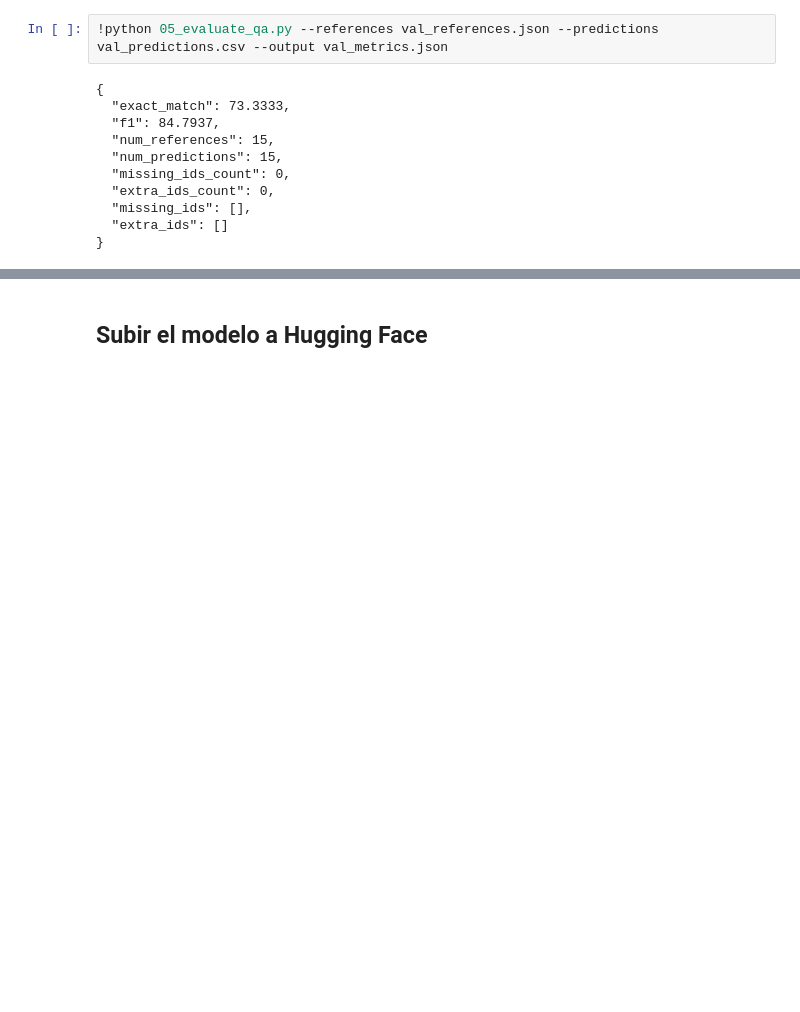
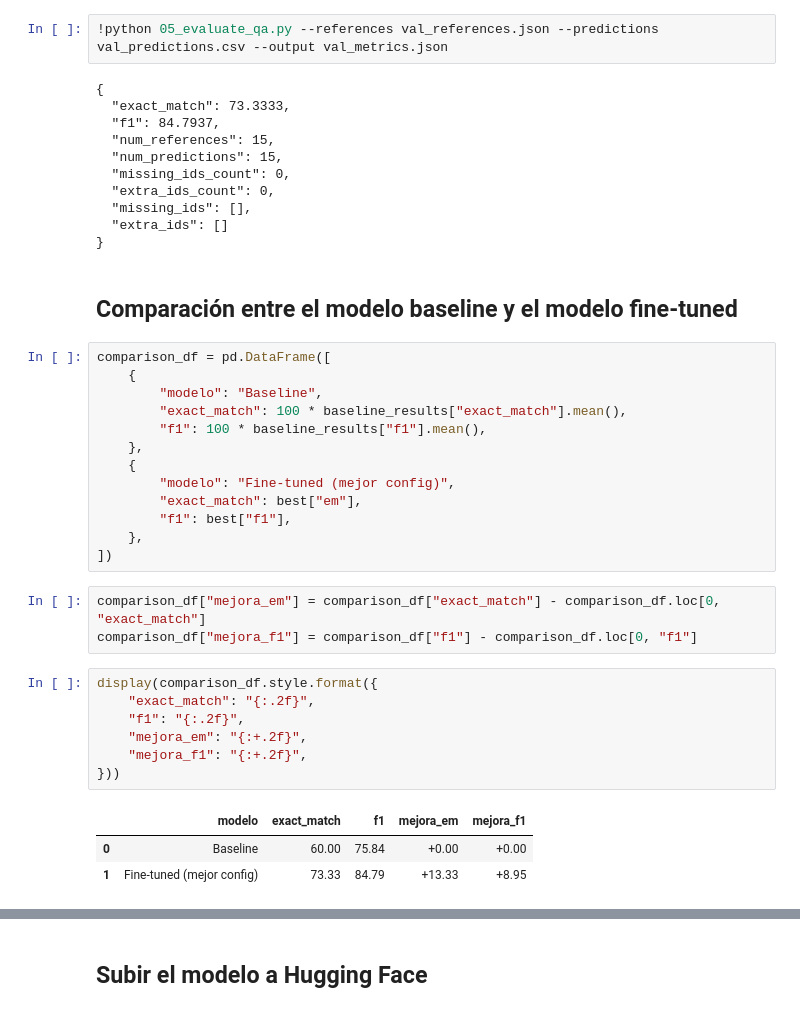
Before and after one commit to scarletabreu/pdqa-roberta-bne-em-tuned, a Jupyter notebook: 03_Introduccion_QA_Noticias.ipynb, the cells around one changed output, grey strips where cells are left out. Drawn from its saved outputs; the diff is of its cells as text; blank space fills up the shorter version.

Commit message:
add: analisis de overfitting y comparacion con el modelo baseline

```diff
--- a/03_Introduccion_QA_Noticias.ipynb
+++ b/03_Introduccion_QA_Noticias.ipynb
@@ -624,3 +624,32 @@ val_predictions.csv y val_references.json generados.
   "missing_ids": [],
   "extra_ids": []
 }
+# %% [markdown]
+## Comparación entre el modelo baseline y el modelo fine-tuned
+# %%
+comparison_df = pd.DataFrame([
+    {
+        "modelo": "Baseline",
+        "exact_match": 100 * baseline_results["exact_match"].mean(),
+        "f1": 100 * baseline_results["f1"].mean(),
+    },
+    {
+        "modelo": "Fine-tuned (mejor config)",
+        "exact_match": best["em"],
+        "f1": best["f1"],
+    },
+])
+# %%
+comparison_df["mejora_em"] = comparison_df["exact_match"] - comparison_df.loc[0, "exact_match"]
+comparison_df["mejora_f1"] = comparison_df["f1"] - comparison_df.loc[0, "f1"]
+# %%
+display(comparison_df.style.format({
+    "exact_match": "{:.2f}",
+    "f1": "{:.2f}",
+    "mejora_em": "{:+.2f}",
+    "mejora_f1": "{:+.2f}",
+}))
+# %% [output]
+|  | modelo | exact_match | f1 | mejora_em | mejora_f1 |
+| 0 | Baseline | 60.00 | 75.84 | +0.00 | +0.00 |
+| 1 | Fine-tuned (mejor config) | 73.33 | 84.79 | +13.33 | +8.95 |
```
Also changed, not shown: parts of 9 cells of this notebook.
